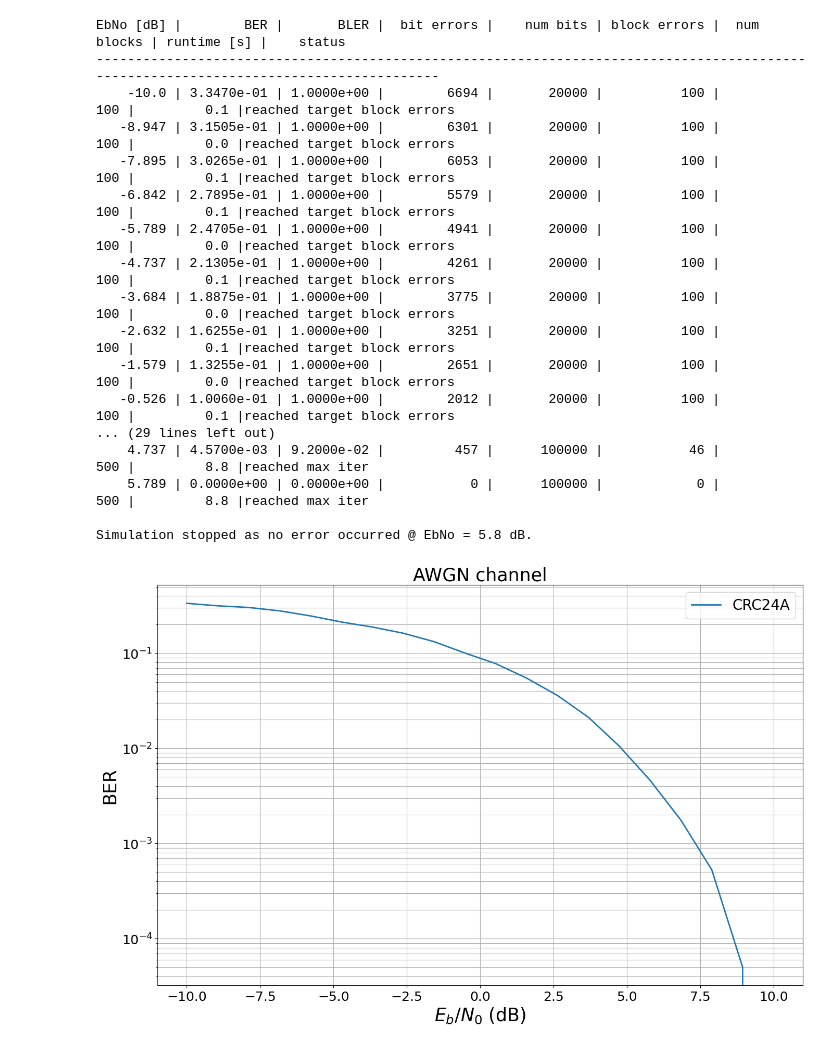
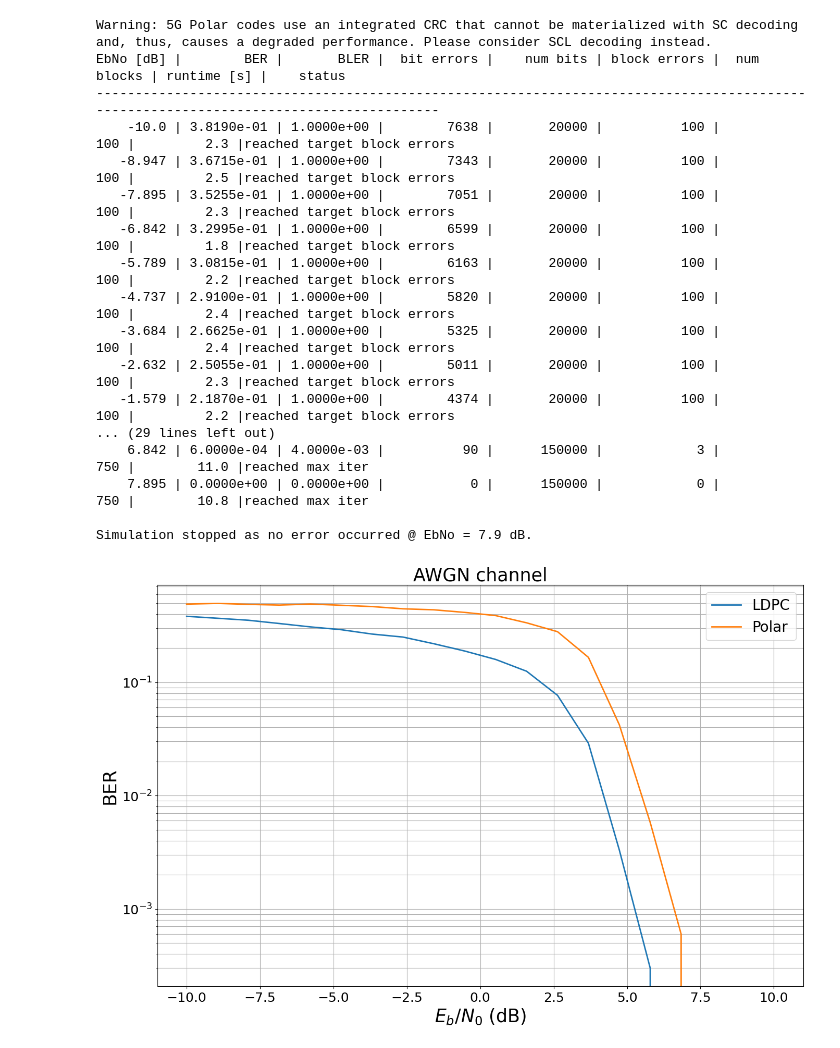
Before and after one commit to NYCU-ICCLab/sionna_introduction, a Jupyter notebook: sample_code/Demo_LDPC_vs_Polar.ipynb, the cells around one changed output. Saved outputs shown, nothing was run; the diff lists cells and outputs as text; code cells hidden in the pictures.

Commit message:
update ldpc vs polar

```diff
--- a/sample_code/Demo_LDPC_vs_Polar.ipynb
+++ b/sample_code/Demo_LDPC_vs_Polar.ipynb
@@ -159,7 +140,6 @@ class my_ldpc_system(Model): # Inherits from Keras Model
 
         self.num_bits_per_symbol=num_bits_per_symbol
         self.coderate=coderate
-        frequencies = subcarrier_frequencies(rg.fft_size, rg.subcarrier_spacing)
         self.binary_source = sn.utils.BinarySource()
         self.encoder = sn.fec.ldpc.encoding.LDPC5GEncoder(data_length, data_length+24)
         self.decoder = sn.fec.ldpc.decoding.LDPC5GDecoder(encoder=self.encoder, num_iter=20, return_infobits=True)
@@ -216,52 +200,66 @@ Simulation stopped as no error occurred @ EbNo = 6.8 dB.
 # %%
 ebno_db=20
 data_length=200
 coderate=data_length/(data_length+24)
 batch_size=50
 
 
-crc_system = my_crc_system(num_bits_per_symbol=num_bits_per_symbol,
+# crc_system = my_crc_system(num_bits_per_symbol=num_bits_per_symbol,
+#                                    coderate=coderate)
+ldpc_system = my_ldpc_system(num_bits_per_symbol=num_bits_per_symbol,
                                    coderate=coderate)
-ldpc_system = my_ldpc_system(num_bits_per_symbol=num_bits_per_symbol,
+polar_system = my_polar_system(num_bits_per_symbol=num_bits_per_symbol,
                                    coderate=coderate)
 
 ber_plots = sn.utils.PlotBER("AWGN channel")
-ber_plots.simulate(crc_system,
-                   ebno_dbs=np.linspace(-10, 10, 20),
-                   batch_size=batch_size,
-                   num_target_block_errors=100,
-                   legend="CRC24A",
-                   soft_estimates=False,
-                   max_mc_iter=10,
-                   show_fig=True,
-                   forward_keyboard_interrupt=False);
+# ber_plots.simulate(crc_system,
+#                    ebno_dbs=np.linspace(-10, 10, 20),
+#                    batch_size=batch_size,
+#                    num_target_block_errors=100,
+#                    legend="CRC24A",
+#                    soft_estimates=False,
+#                    max_mc_iter=10,
+#                    show_fig=True,
+#                    forward_keyboard_interrupt=False);
 
 
 ber_plots.simulate(ldpc_system,
                    ebno_dbs=np.linspace(-10, 10, 20),
                    batch_size=batch_size,
                    num_target_block_errors=100,
                    legend="LDPC",
                    soft_estimates=False,
                    max_mc_iter=10,
+                   show_fig=False,
+                   forward_keyboard_interrupt=False);
+
+
+
+ber_plots.simulate(polar_system,
+                   ebno_dbs=np.linspace(-10, 10, 20),
+                   batch_size=batch_size,
+                   num_target_block_errors=100,
+                   legend="Polar",
+                   soft_estimates=False,
+                   max_mc_iter=15,
                    show_fig=True,
                    forward_keyboard_interrupt=False);
 # %% [output]
+Warning: 5G Polar codes use an integrated CRC that cannot be materialized with SC decoding and, thus, causes a degraded performance. Please consider SCL decoding instead.
 EbNo [dB] |        BER |       BLER |  bit errors |    num bits | block errors |  num blocks | runtime [s] |    status
 ---------------------------------------------------------------------------------------------------------------------------------------
-    -10.0 | 3.3470e-01 | 1.0000e+00 |        6694 |       20000 |          100 |         100 |         0.1 |reached target block errors
-   -8.947 | 3.1505e-01 | 1.0000e+00 |        6301 |       20000 |          100 |         100 |         0.0 |reached target block errors
-   -7.895 | 3.0265e-01 | 1.0000e+00 |        6053 |       20000 |          100 |         100 |         0.1 |reached target block errors
-   -6.842 | 2.7895e-01 | 1.0000e+00 |        5579 |       20000 |          100 |         100 |         0.1 |reached target block errors
-   -5.789 | 2.4705e-01 | 1.0000e+00 |        4941 |       20000 |          100 |         100 |         0.0 |reached target block errors
-   -4.737 | 2.1305e-01 | 1.0000e+00 |        4261 |       20000 |          100 |         100 |         0.1 |reached target block errors
-   -3.684 | 1.8875e-01 | 1.0000e+00 |        3775 |       20000 |          100 |         100 |         0.0 |reached target block errors
-   -2.632 | 1.6255e-01 | 1.0000e+00 |        3251 |       20000 |          100 |         100 |         0.1 |reached target block errors
-   -1.579 | 1.3255e-01 | 1.0000e+00 |        2651 |       20000 |          100 |         100 |         0.0 |reached target block errors
-   -0.526 | 1.0060e-01 | 1.0000e+00 |        2012 |       20000 |          100 |         100 |         0.1 |reached target block errors
+    -10.0 | 3.8190e-01 | 1.0000e+00 |        7638 |       20000 |          100 |         100 |         2.3 |reached target block errors
+   -8.947 | 3.6715e-01 | 1.0000e+00 |        7343 |       20000 |          100 |         100 |         2.5 |reached target block errors
+   -7.895 | 3.5255e-01 | 1.0000e+00 |        7051 |       20000 |          100 |         100 |         2.3 |reached target block errors
+   -6.842 | 3.2995e-01 | 1.0000e+00 |        6599 |       20000 |          100 |         100 |         1.8 |reached target block errors
+   -5.789 | 3.0815e-01 | 1.0000e+00 |        6163 |       20000 |          100 |         100 |         2.2 |reached target block errors
+   -4.737 | 2.9100e-01 | 1.0000e+00 |        5820 |       20000 |          100 |         100 |         2.4 |reached target block errors
+   -3.684 | 2.6625e-01 | 1.0000e+00 |        5325 |       20000 |          100 |         100 |         2.4 |reached target block errors
+   -2.632 | 2.5055e-01 | 1.0000e+00 |        5011 |       20000 |          100 |         100 |         2.3 |reached target block errors
+   -1.579 | 2.1870e-01 | 1.0000e+00 |        4374 |       20000 |          100 |         100 |         2.2 |reached target block errors
 ... (29 lines left out)
-    4.737 | 4.5700e-03 | 9.2000e-02 |         457 |      100000 |           46 |         500 |         8.8 |reached max iter
-    5.789 | 0.0000e+00 | 0.0000e+00 |           0 |      100000 |            0 |         500 |         8.8 |reached max iter
+    6.842 | 6.0000e-04 | 4.0000e-03 |          90 |      150000 |            3 |         750 |        11.0 |reached max iter
+    7.895 | 0.0000e+00 | 0.0000e+00 |           0 |      150000 |            0 |         750 |        10.8 |reached max iter
 
-Simulation stopped as no error occurred @ EbNo = 5.8 dB.
+Simulation stopped as no error occurred @ EbNo = 7.9 dB.
-[figure, old version]
+[figure, new version]
```
Also changed, not shown: parts of 6 cells of this notebook.
